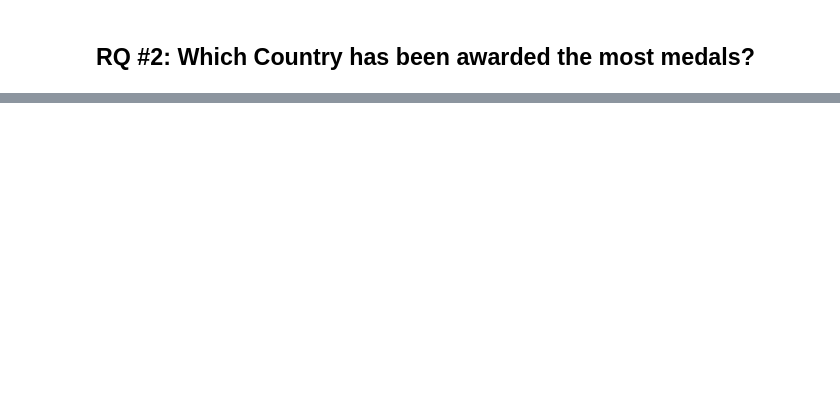
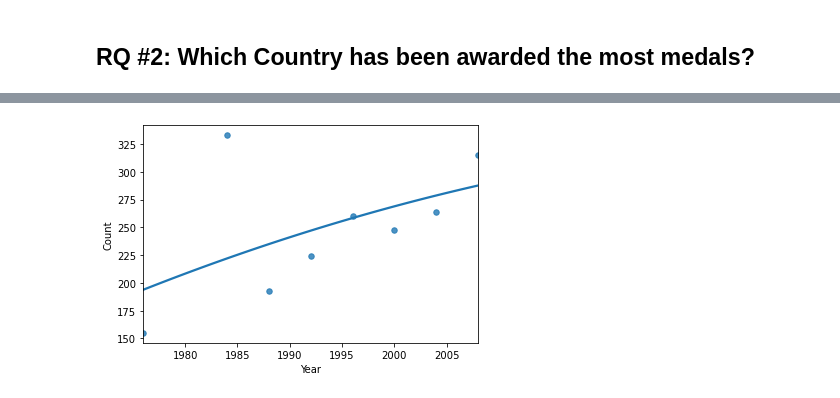
Before and after one commit to data301-2020-winter2/course-project-group_1053, a Jupyter notebook: analysis/Analysis.ipynb, the cells around one changed output, grey strips where cells are left out. Cells and saved outputs as stored; diff of their text form; code cells hidden in the pictures; blank space fills up the shorter version.

```diff
--- a/analysis/Analysis.ipynb
+++ b/analysis/Analysis.ipynb
@@ -21,5 +24,6 @@ from matplotlib import pyplot as plt
 # %%
 df = pd.read_csv("../data/processed/data.csv")
+data_rq2 = df
 df = df.copy().drop(['Country_Code', 'City', 'Athlete', 'Event_gender', 'Unnamed: 0'], axis=1)
 df.head()
 # %% [output]
@@ -97,0 +104,2 @@ We can conclude from all of the above visualizations that there certainly was a
+# %%
+data_rem = rem_columns(data_rq2)
@@ -97,0 +120,7 @@ We can conclude from all of the above visualizations that there certainly was a
+# %%
+total_final = country_medal_year(data_rem)
+
+us_only = total_final.query("Country == 'United States'")
+us_time = sns.regplot(data = us_only,  x = "Year", y = "Count",scatter_kws={"s": 30}, order=2, ci=None)
+# %% [output]
+[figure, added]
```
Also changed, not shown: parts of 10 cells of this notebook, 5 other files.
